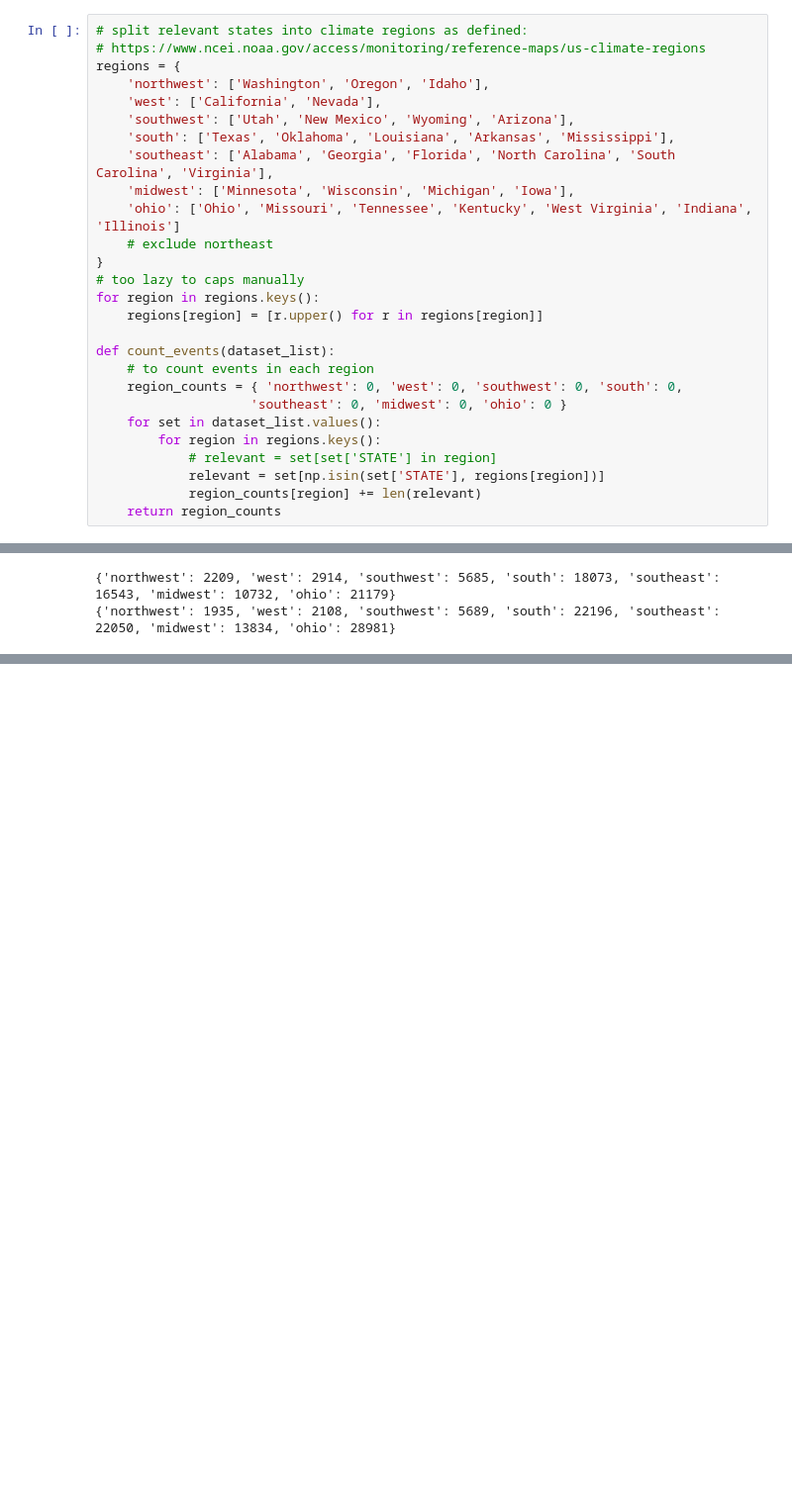
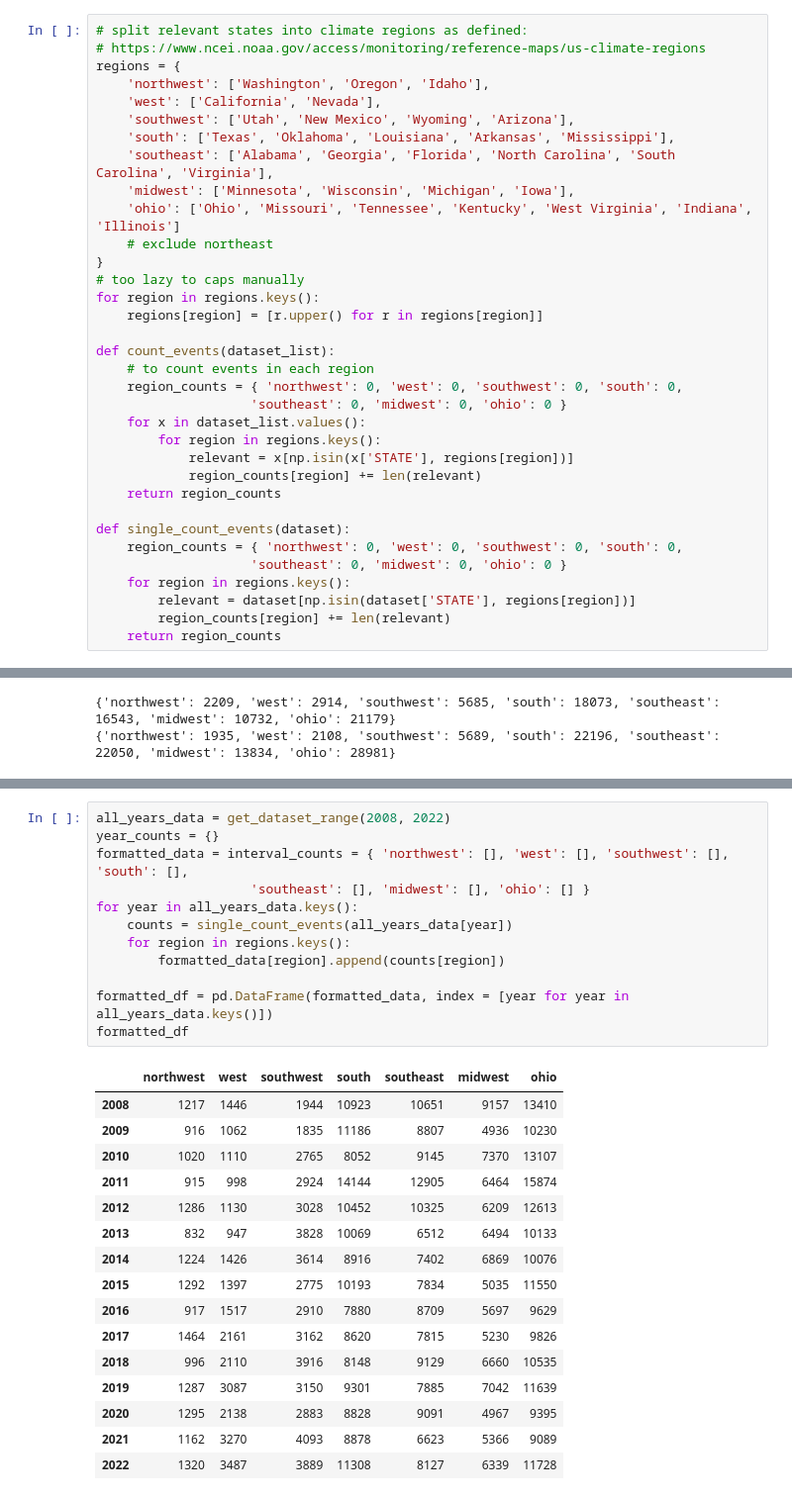
Before and after one commit to elizabethmorgan26/team1, a Jupyter notebook: nino_nina_questions.ipynb, the cells around one changed output, grey strips where cells are left out. Shown at 99% size. Drawn from its saved outputs; the diff is of its cells as text; blank space fills up the shorter version.

```diff
--- a/nino_nina_questions.ipynb
+++ b/nino_nina_questions.ipynb
@@ -40,12 +36,19 @@ def count_events(dataset_list):
     # to count events in each region
     region_counts = { 'northwest': 0, 'west': 0, 'southwest': 0, 'south': 0,
                     'southeast': 0, 'midwest': 0, 'ohio': 0 }
-    for set in dataset_list.values():
+    for x in dataset_list.values():
         for region in regions.keys():
-            # relevant = set[set['STATE'] in region]
-            relevant = set[np.isin(set['STATE'], regions[region])]
+            relevant = x[np.isin(x['STATE'], regions[region])]
             region_counts[region] += len(relevant)
     return region_counts
+
+def single_count_events(dataset):
+    region_counts = { 'northwest': 0, 'west': 0, 'southwest': 0, 'south': 0,
+                    'southeast': 0, 'midwest': 0, 'ohio': 0 }
+    for region in regions.keys():
+        relevant = dataset[np.isin(dataset['STATE'], regions[region])]
+        region_counts[region] += len(relevant)
+    return region_counts
 # %%
 nino_counts = count_events(nino_data)
 print(nino_counts)
@@ -70,0 +74,29 @@ print(interval_counts)
+# %%
+all_years_data = get_dataset_range(2008, 2022)
+year_counts = {}
+formatted_data = interval_counts = { 'northwest': [], 'west': [], 'southwest': [], 'south': [],
+                    'southeast': [], 'midwest': [], 'ohio': [] }
+for year in all_years_data.keys():
+    counts = single_count_events(all_years_data[year])
+    for region in regions.keys():
+        formatted_data[region].append(counts[region])
+
+formatted_df = pd.DataFrame(formatted_data, index = [year for year in all_years_data.keys()])
+formatted_df
+# %% [output]
+|  | northwest | west | southwest | south | southeast | midwest | ohio |
+| 2008 | 1217 | 1446 | 1944 | 10923 | 10651 | 9157 | 13410 |
+| 2009 | 916 | 1062 | 1835 | 11186 | 8807 | 4936 | 10230 |
+| 2010 | 1020 | 1110 | 2765 | 8052 | 9145 | 7370 | 13107 |
+| 2011 | 915 | 998 | 2924 | 14144 | 12905 | 6464 | 15874 |
+| 2012 | 1286 | 1130 | 3028 | 10452 | 10325 | 6209 | 12613 |
+| 2013 | 832 | 947 | 3828 | 10069 | 6512 | 6494 | 10133 |
+| 2014 | 1224 | 1426 | 3614 | 8916 | 7402 | 6869 | 10076 |
+| 2015 | 1292 | 1397 | 2775 | 10193 | 7834 | 5035 | 11550 |
+| 2016 | 917 | 1517 | 2910 | 7880 | 8709 | 5697 | 9629 |
+| 2017 | 1464 | 2161 | 3162 | 8620 | 7815 | 5230 | 9826 |
+| 2018 | 996 | 2110 | 3916 | 8148 | 9129 | 6660 | 10535 |
+| 2019 | 1287 | 3087 | 3150 | 9301 | 7885 | 7042 | 11639 |
+| 2020 | 1295 | 2138 | 2883 | 8828 | 9091 | 4967 | 9395 |
+| 2021 | 1162 | 3270 | 4093 | 8878 | 6623 | 5366 | 9089 |
+| 2022 | 1320 | 3487 | 3889 | 11308 | 8127 | 6339 | 11728 |
```
Also changed, not shown: parts of 9 cells of this notebook, 2 other files.
